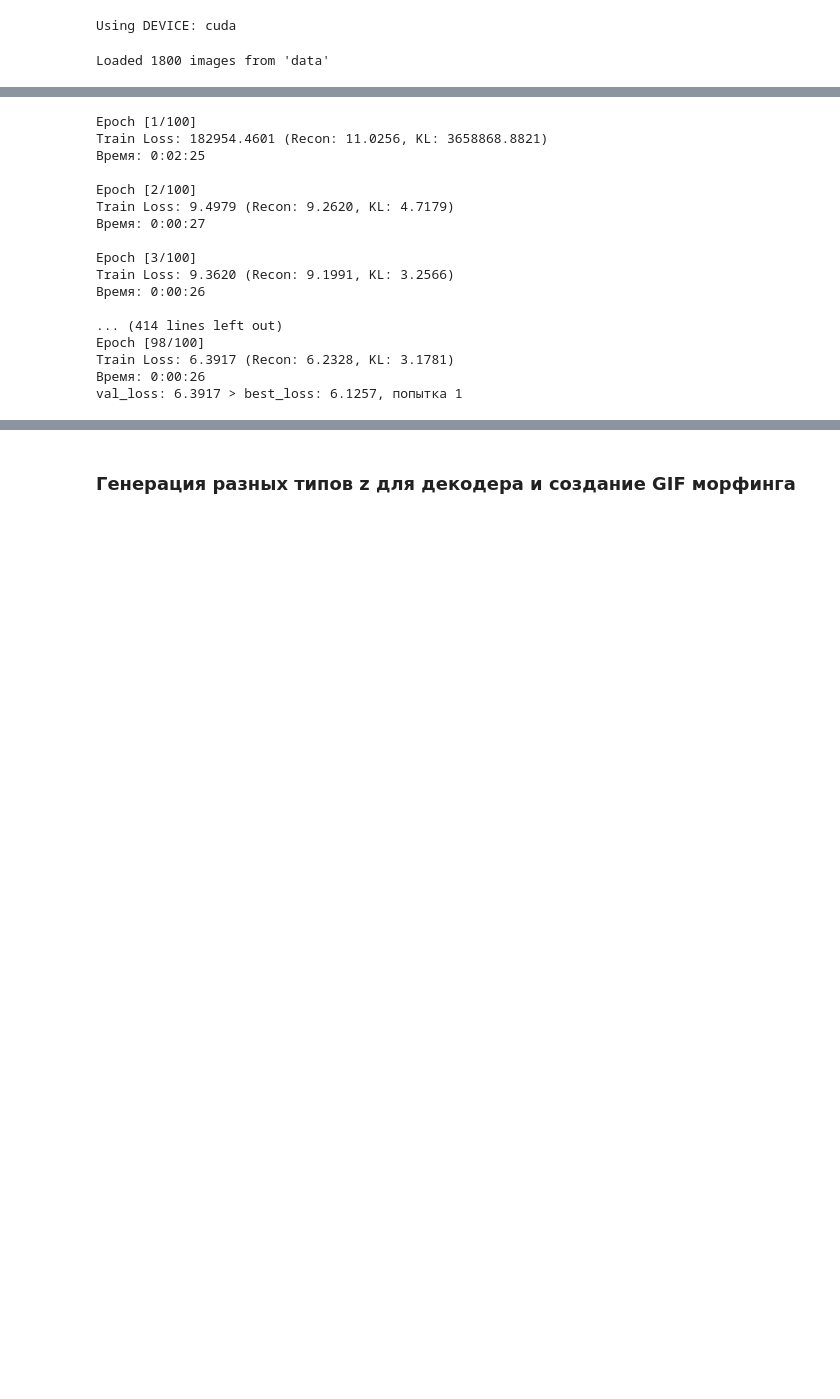
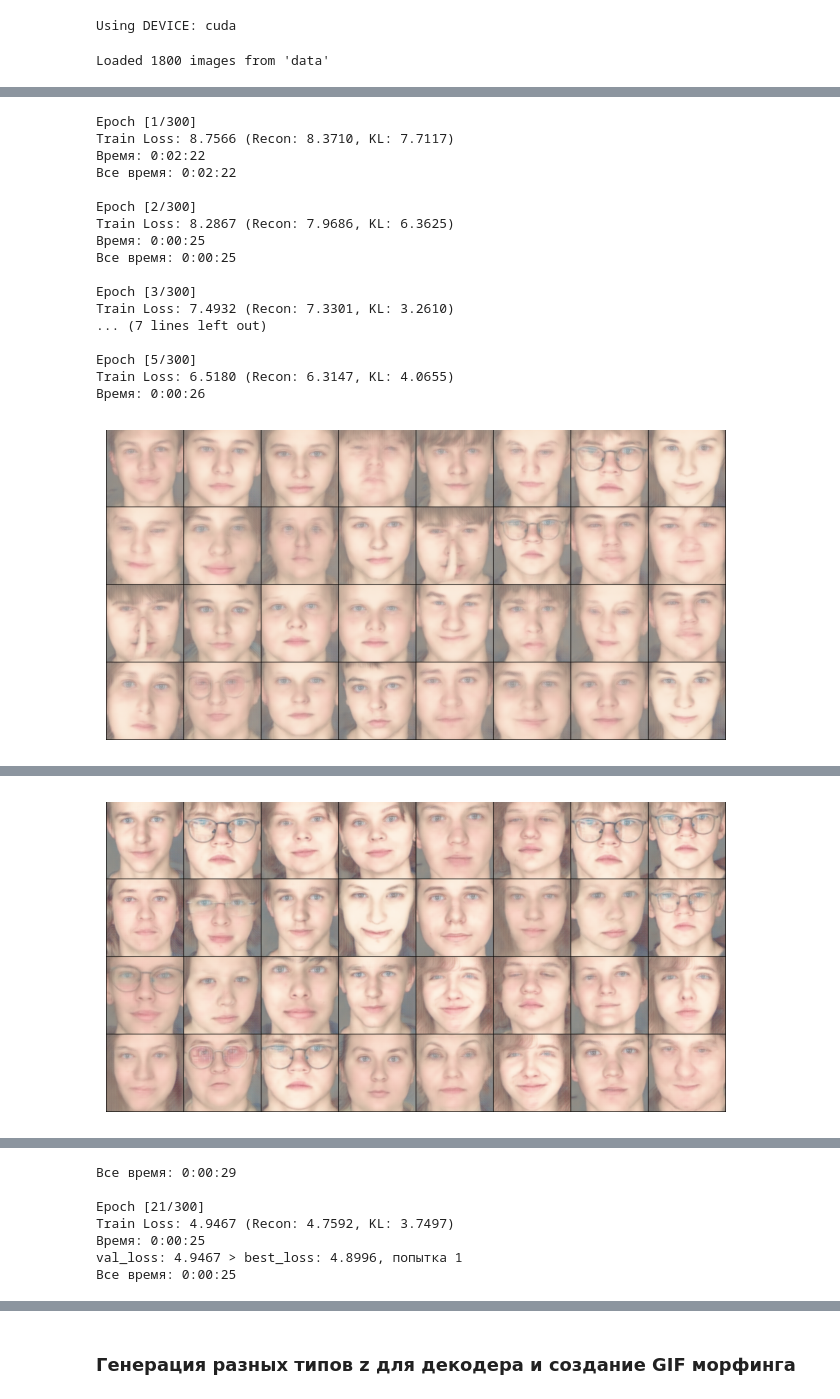
Before and after one commit to teyhd/AvtoEncoder, a Jupyter notebook: 0. VAE_faces_Train.ipynb, the cells around one changed output, grey strips where cells are left out. Drawn from its saved outputs; the diff is of its cells as text; code cells hidden in the pictures; blank space fills up the shorter version.

Commit message:
add old train

```diff
--- a/0. VAE_faces_Train.ipynb
+++ b/0. VAE_faces_Train.ipynb
@@ -115,11 +119,31 @@ def imshow(img):
     plt.imshow(np.transpose(img, (1, 2, 0)))
     plt.axis('off')
     plt.show()
+# %%
+#ВАЛИДАЦИЯ ПО ЭПОХАМ НА РЕАЛЬНЫХ ФОТО
+NUM_PIC = 32
+real_dataset = datasets.ImageFolder(root='data', transform=transform)
+real_loader = DataLoader(real_dataset, batch_size=NUM_PIC, shuffle=True)
+
+real_imgs, _ = next(iter(real_loader))
+real_imgs = real_imgs.to(DEVICE)
 # %%
 # Инициализация модели
-vae = VAE(LATENT_DIM, IMAGE_SIZE).to(DEVICE)
-perceptual_loss_fn = VGGPerceptualLoss(device=DEVICE).to(DEVICE)
 if OLD_MODEL:
-    vae.load_state_dict(torch.load(OLD_MODEL, map_location=DEVICE))
-    print("Loaded model from", OLD_MODEL)
+    checkpoint = torch.load(OLD_MODEL, map_location=DEVICE)
+    module = importlib.import_module(f'VAE.vae_v{checkpoint['v']}')
+    VAE = module.VAE
+    LATENT_DIM = checkpoint['LATENT_DIM']
+    IMAGE_SIZE = checkpoint['IMAGE_SIZE']
+    vae = VAE(LATENT_DIM, IMAGE_SIZE).to(DEVICE)
+    vae.load_state_dict(checkpoint['model'])
+    OLD_EPOCH = checkpoint['EPOCH']
+    print(f"Loaded model from: {OLD_MODEL} | OLD_EPOCH:{OLD_EPOCH}")
+    print(f'VAE_V: {checkpoint['v']} | IMAGE_SIZE: {checkpoint['IMAGE_SIZE']} | LATENT_DIM: {checkpoint['LATENT_DIM']} | BATCH_SIZE: {checkpoint['BATCH_SIZE']}')
+else:
+    OLD_EPOCH = 0
+    module = importlib.import_module(f'VAE.vae_v{VAE_W}')
+    VAE = module.VAE
+    vae = VAE(LATENT_DIM, IMAGE_SIZE).to(DEVICE)
+perceptual_loss_fn = module.VGGPerceptualLoss(device=DEVICE).to(DEVICE)
 optimizer = optim.Adam(vae.parameters(), lr=LEARNING_RATE)
@@ -127,6 +153,8 @@ optimizer = optim.Adam(vae.parameters(), lr=LEARNING_RATE)
 # Обучение модели
 losses = []
 best_loss = float('inf')
+best_model = vae
+epoch = 0
 # %%
 %%time
 for epoch in range(EPOCHS):
@@ -158,44 +186,58 @@ for epoch in range(EPOCHS):
 
     losses.append(avg_loss)
 
     print(f"\nEpoch [{epoch + 1}/{EPOCHS}]")
     print(f"Train Loss: {avg_loss:.4f} (Recon: {avg_recon_loss:.4f}, KL: {avg_kl_loss:.4f})")
     print(f"Время: {str(datetime.datetime.now() - tstart).split('.')[0]}")
 
     # Сохраняем лучшую модель
     if avg_loss < best_loss:
         best_loss = avg_loss
         best_model = vae
         patience_counter = 0
     else:
         patience_counter += 1
         print(f"val_loss: {avg_loss:.4f} > best_loss: {best_loss:.4f}, попытка {patience_counter}")
         if patience_counter >= EARLY_STOP:
             print("Ранняя остановка!")
             break
 
     # Периодическая генерация
     if (epoch + 1) % SAVE_INTERVAL == 0:
         vae.eval()
+
         with torch.no_grad():
             z = torch.randn(4, LATENT_DIM).to(DEVICE)
             samples = vae.decoder(z)
         vutils.save_image(samples.cpu(), f'{EPOCHS_FOLDER}/generated_faces_epoch_{epoch+1}.png', nrow=4)
+
+        real_imgs, _ = next(iter(real_loader))
+        real_imgs = real_imgs.to(DEVICE)
+
+        with torch.no_grad():
+            mu, logvar = best_model.encoder(real_imgs)
+            z = best_model.reparameterize(mu, logvar)
+            samples = best_model.decoder(z)
+            vutils.save_image(samples.cpu(), f'{EPOCHS_FOLDER_REAL}/z_from_real_imgs_{OLD_EPOCH + epoch + 1}.png', nrow=4)
+            imshow(torchvision.utils.make_grid(samples.cpu()))
+
+    print(f"Все время: {str(datetime.datetime.now() - tstart).split('.')[0]}")
 # %% [output]
-Epoch [1/100]
-Train Loss: 182954.4601 (Recon: 11.0256, KL: 3658868.8821)
-Время: 0:02:25
+Epoch [1/300]
+Train Loss: 8.7566 (Recon: 8.3710, KL: 7.7117)
+Время: 0:02:22
+Все время: 0:02:22
 
-Epoch [2/100]
-Train Loss: 9.4979 (Recon: 9.2620, KL: 4.7179)
-Время: 0:00:27
+Epoch [2/300]
+Train Loss: 8.2867 (Recon: 7.9686, KL: 6.3625)
+Время: 0:00:25
+Все время: 0:00:25
 
-Epoch [3/100]
-Train Loss: 9.3620 (Recon: 9.1991, KL: 3.2566)
+Epoch [3/300]
+Train Loss: 7.4932 (Recon: 7.3301, KL: 3.2610)
+... (7 lines left out)
+
+Epoch [5/300]
+Train Loss: 6.5180 (Recon: 6.3147, KL: 4.0655)
 Время: 0:00:26
-
-... (414 lines left out)
-Epoch [98/100]
-Train Loss: 6.3917 (Recon: 6.2328, KL: 3.1781)
-Время: 0:00:26
-val_loss: 6.3917 > best_loss: 6.1257, попытка 1
+[figure, added]
@@ -201,0 +261 @@ val_loss: 6.3917 > best_loss: 6.1257, попытка 1
+[figure, added]
@@ -202,3 +298,10 @@ val_loss: 6.3917 > best_loss: 6.1257, попытка 1
+Все время: 0:00:29
+
+Epoch [21/300]
+Train Loss: 4.9467 (Recon: 4.7592, KL: 3.7497)
+Время: 0:00:25
+val_loss: 4.9467 > best_loss: 4.8996, попытка 1
+Все время: 0:00:25
 # %%
 BESTLoss = 250
 best_loss
```
Also changed, not shown: parts of 25 cells of this notebook.
